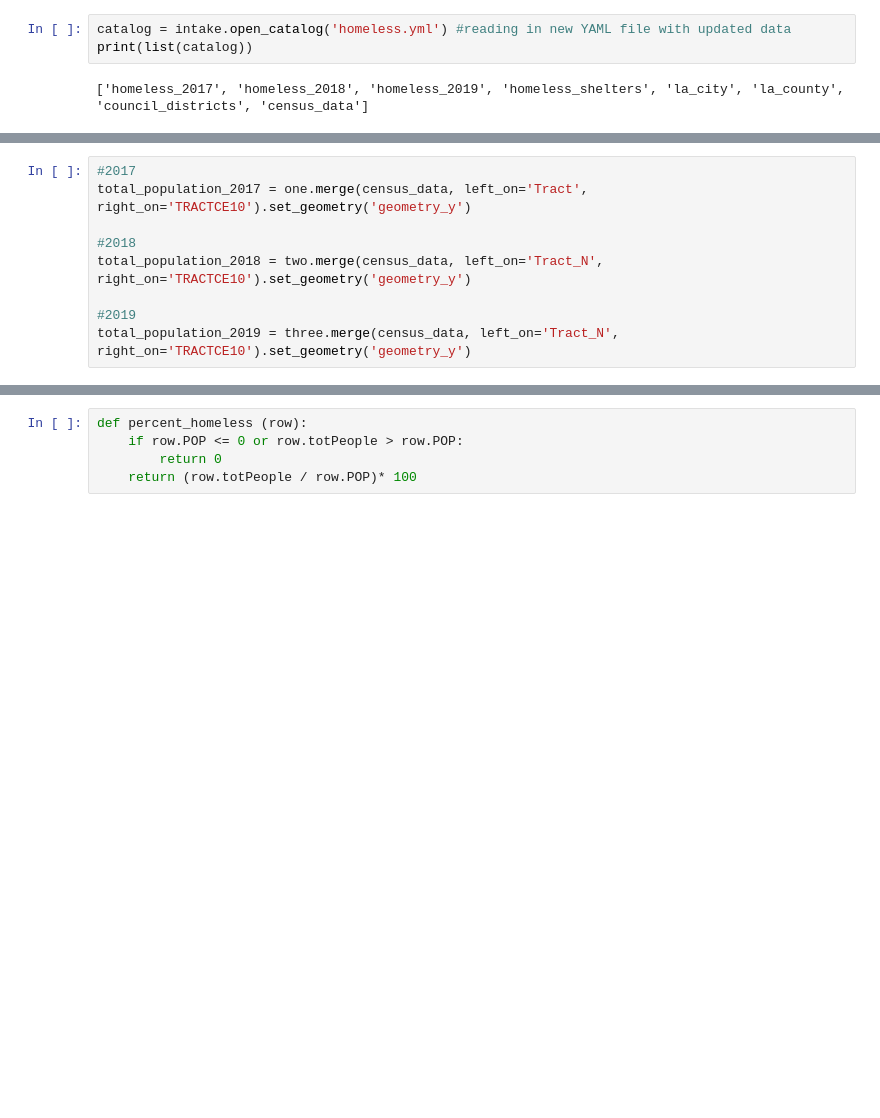
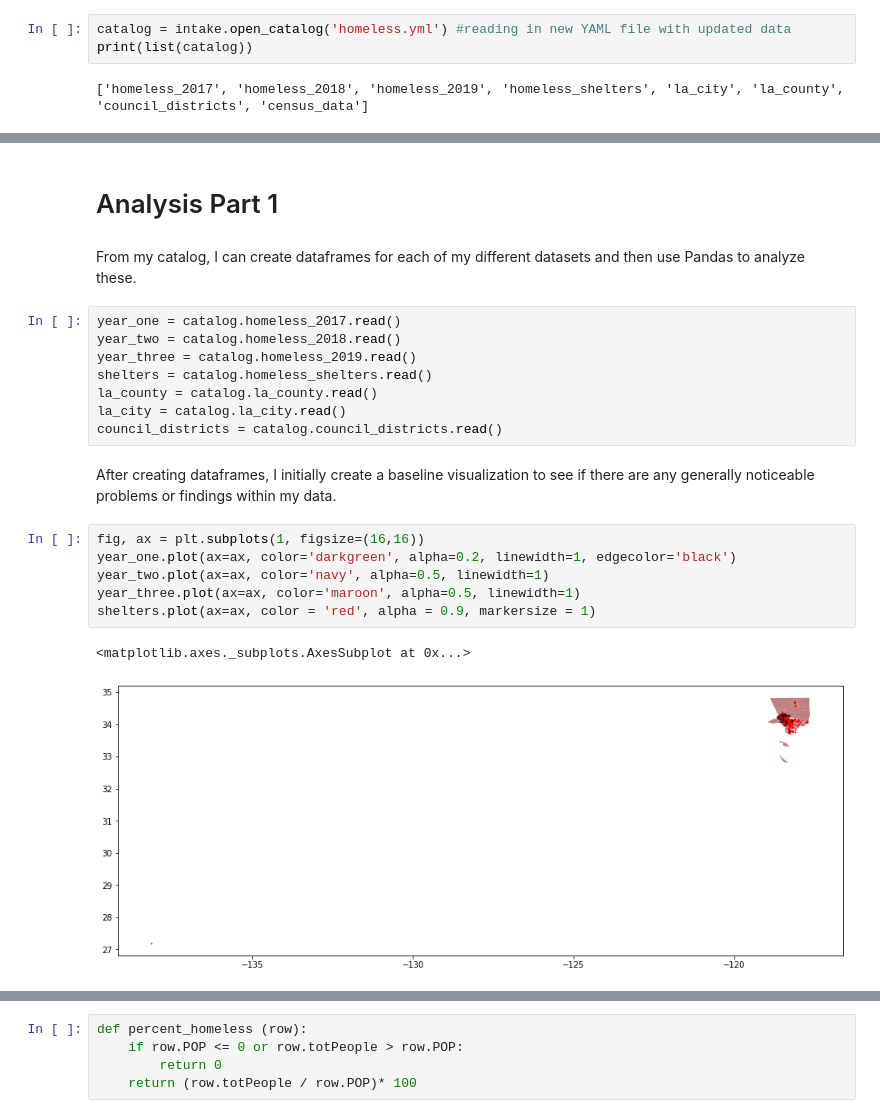
Before and after one commit to phillipwongg/best-practices, a Jupyter notebook: Homelessness_Analysis.ipynb, the cells around one changed output, grey strips where cells are left out. Drawn from its saved outputs; the diff is of its cells as text; blank space fills up the shorter version.

Commit message:
Adding homeless data demo notebook

```diff
--- a/Homelessness_Analysis.ipynb
+++ b/Homelessness_Analysis.ipynb
@@ -265,9 +25,23 @@ Merging Census Data with Homeless Population Data:
-# %%
-#2017
-total_population_2017 = one.merge(census_data, left_on='Tract', right_on='TRACTCE10').set_geometry('geometry_y')
-
-#2018
-total_population_2018 = two.merge(census_data, left_on='Tract_N', right_on='TRACTCE10').set_geometry('geometry_y')
-
-#2019
-total_population_2019 = three.merge(census_data, left_on='Tract_N', right_on='TRACTCE10').set_geometry('geometry_y')
+# %% [markdown]
+# Analysis Part 1 #
+# %% [markdown]
+From my catalog, I can create dataframes for each of my different datasets and then use Pandas to analyze these.
+# %%
+year_one = catalog.homeless_2017.read()
+year_two = catalog.homeless_2018.read()
+year_three = catalog.homeless_2019.read()
+shelters = catalog.homeless_shelters.read()
+la_county = catalog.la_county.read()
+la_city = catalog.la_city.read()
+council_districts = catalog.council_districts.read()
+# %% [markdown]
+After creating dataframes, I initially create a baseline visualization to see if there are any generally noticeable problems or findings within my data.
+# %%
+fig, ax = plt.subplots(1, figsize=(16,16))
+year_one.plot(ax=ax, color='darkgreen', alpha=0.2, linewidth=1, edgecolor='black')
+year_two.plot(ax=ax, color='navy', alpha=0.5, linewidth=1)
+year_three.plot(ax=ax, color='maroon', alpha=0.5, linewidth=1)
+shelters.plot(ax=ax, color = 'red', alpha = 0.9, markersize = 1)
+# %% [output]
+<matplotlib.axes._subplots.AxesSubplot at 0x...>
+[figure, added]
```
Also changed, not shown: parts of 71 cells of this notebook, 5 other files.
